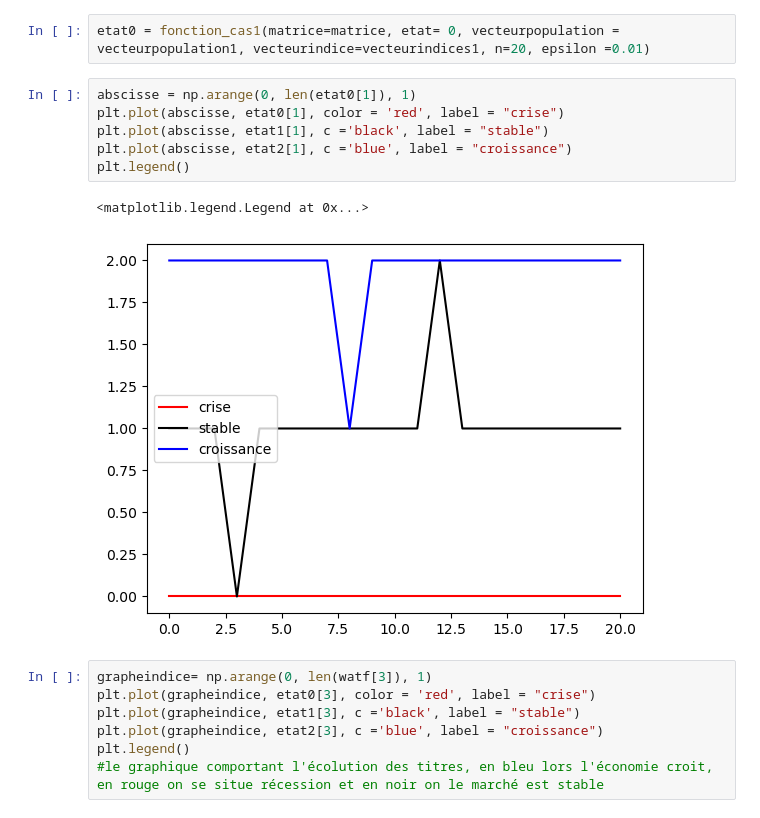
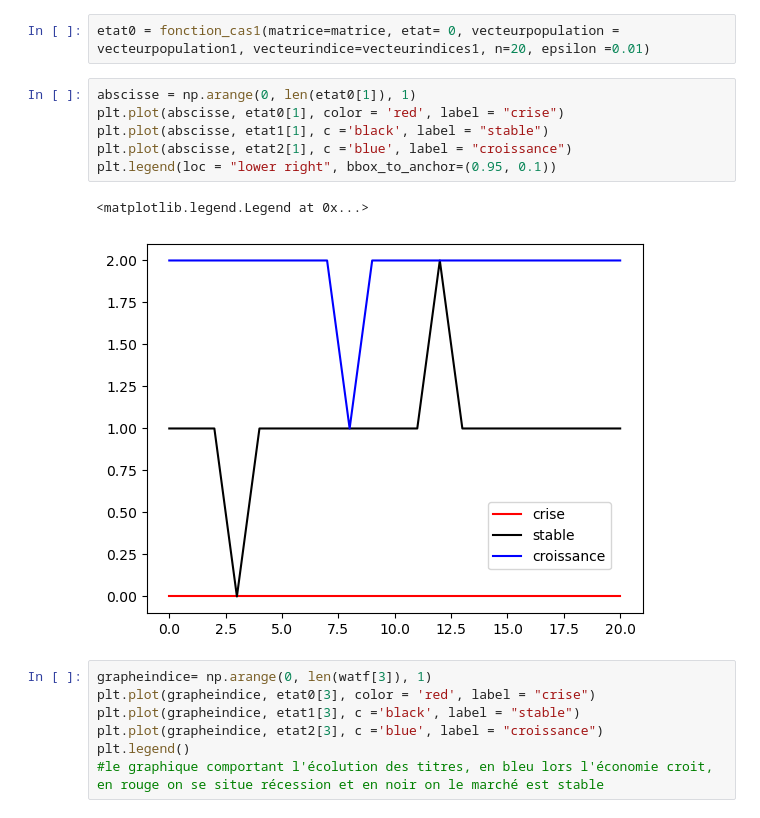
Before and after one commit to codepromaster67/Projet-ARE, a Jupyter notebook: ARE_notebook.ipynb, the cells around one changed output. Saved outputs shown, nothing was run; the diff lists cells and outputs as text.

```diff
--- a/ARE_notebook.ipynb
+++ b/ARE_notebook.ipynb
@@ -177,12 +177,12 @@ etat0 = fonction_cas1(matrice=matrice, etat= 0, vecteurpopulation = vecteurpopul
 # %%
 abscisse = np.arange(0, len(etat0[1]), 1)
 plt.plot(abscisse, etat0[1], color = 'red', label = "crise")
 plt.plot(abscisse, etat1[1], c ='black', label = "stable")
 plt.plot(abscisse, etat2[1], c ='blue', label = "croissance")
-plt.legend()
+plt.legend(loc = "lower right", bbox_to_anchor=(0.95, 0.1))
 # %% [output]
 <matplotlib.legend.Legend at 0x...>
-[figure, old version]
+[figure, new version]
 # %%
 grapheindice= np.arange(0, len(watf[3]), 1)
 plt.plot(grapheindice, etat0[3], color = 'red', label = "crise")
```
Also changed, not shown: parts of 3 cells of this notebook.
